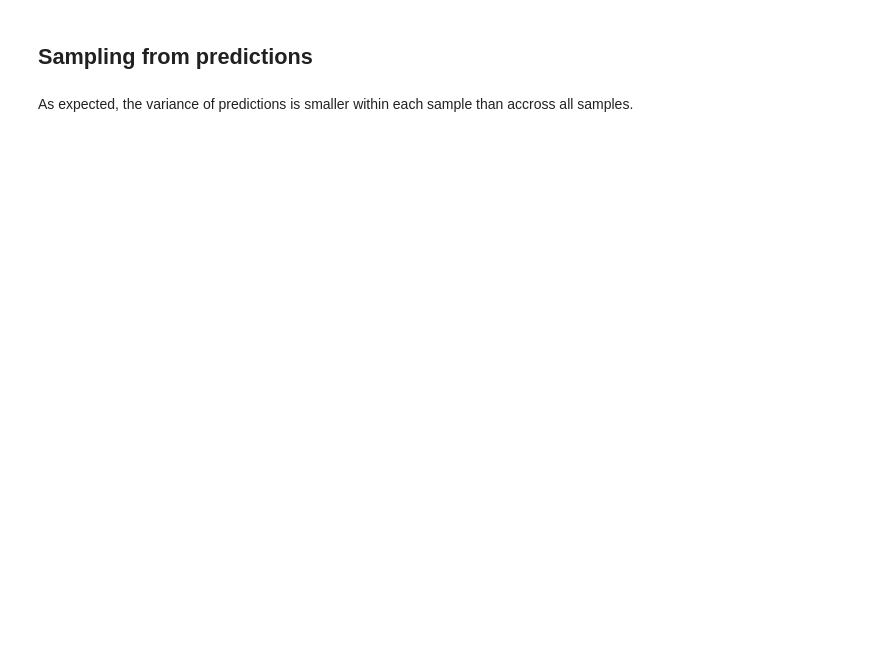
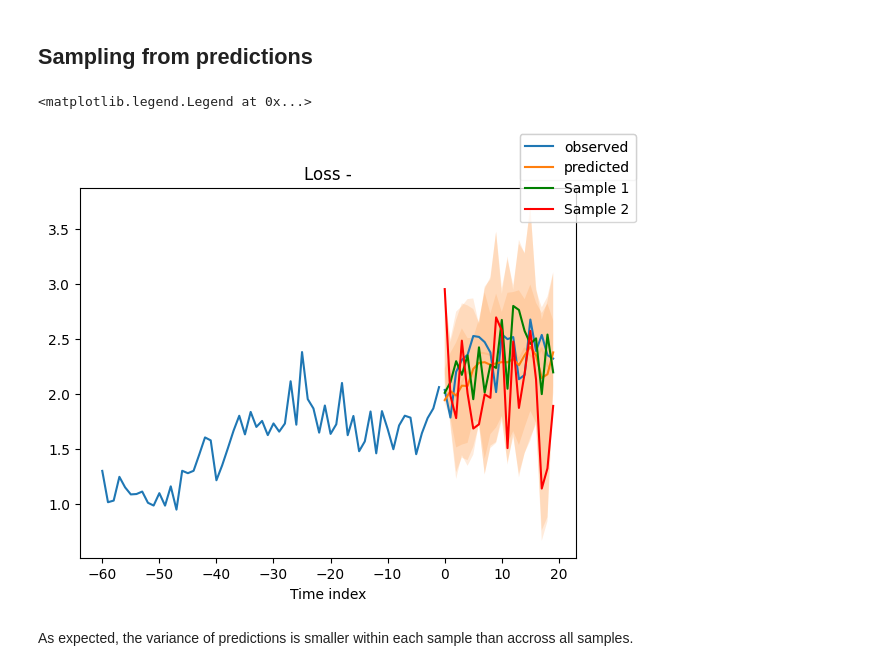
Before and after one commit to EderTarifa/temporal-series, a Jupyter notebook: forecasting/NHiTS.ipynb, the cells around one changed output. Cells and saved outputs as stored; diff of their text form; code cells hidden in the pictures; blank space fills up the shorter version.

```diff
--- a/forecasting/NHiTS.ipynb
+++ b/forecasting/NHiTS.ipynb
@@ -216,14 +265,18 @@ for idx in range(2):  # plot 10 examples
 # %%
 # sample 500 paths
 samples = best_model.loss.sample(raw_predictions.output["prediction"][[0]], n_samples=500)[0]
 
 # plot prediction
 fig = best_model.plot_prediction(raw_predictions.x, raw_predictions.output, idx=0, add_loss_to_title=True)
 ax = fig.get_axes()[0]
 # plot first two sampled paths
+samples = samples.cpu()
 ax.plot(samples[:, 0], color="g", label="Sample 1")
 ax.plot(samples[:, 1], color="r", label="Sample 2")
 fig.legend()
+# %% [output]
+<matplotlib.legend.Legend at 0x...>
+[figure, added]
 # %% [markdown]
 As expected, the variance of predictions is smaller within each sample than accross all samples.
 # %%
```
Also changed, not shown: parts of 14 cells of this notebook, 4 other files.
